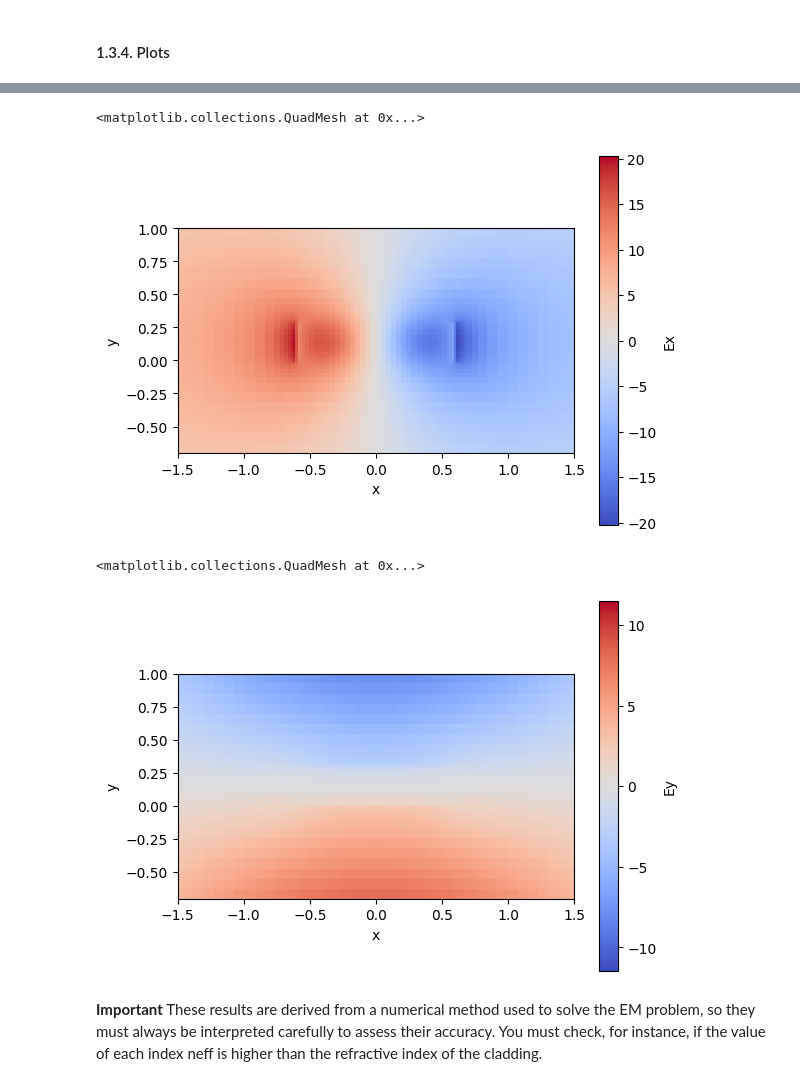
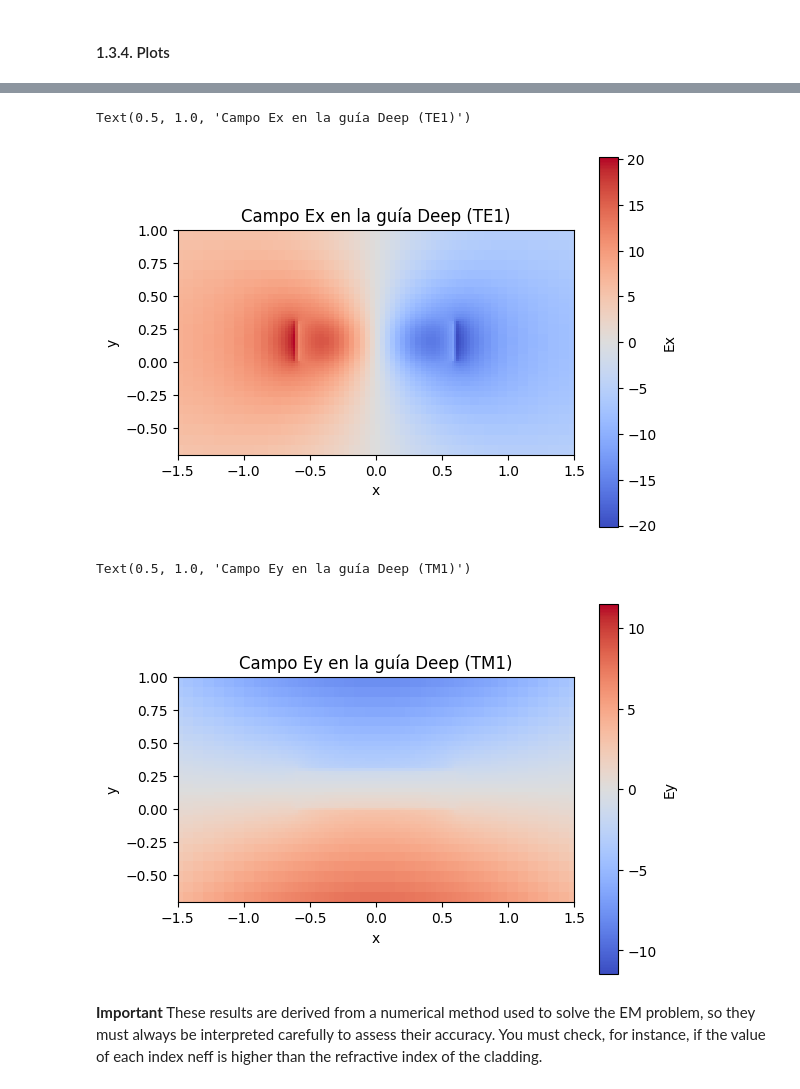
Before and after one commit to jllanoh/cifoin-lab1, a Jupyter notebook: WAVEGUIDES_Student.ipynb, the cells around one changed output, grey strips where cells are left out. Drawn from its saved outputs; the diff is of its cells as text; code cells hidden in the pictures.

```diff
--- a/WAVEGUIDES_Student.ipynb
+++ b/WAVEGUIDES_Student.ipynb
@@ -87,7 +87,7 @@ deep_waveguide = gt.modes.Waveguide(
     # Geometrical Parameters
     core_width=1.2, # Waveguide width
     core_thickness=300 * nm, # Waveguide height
-    slab_thickness=0 * nm, # For shallow waveguides - Set to 0 if its a deep-etched waveguide.
+    slab_thickness=150 * nm, # For shallow waveguides - Set to 0 if its a deep-etched waveguide.
     # Materials
     core_material='sin', #  Material of the waveguide
     clad_material='sio2', # Surrounding material
@@ -151,13 +152,14 @@ deep_waveguide.plot_field(mode_index=1 , # Mode to be plotted
 # %%
 deep_waveguide.plot_field(mode_index=2 , # Mode to be plotted
                           field_name='Ex', # Field to be plotted
                           value='real', # Real - abs - imag
                           cmap='coolwarm', # Suggestions: Change the plot color
                           xlim=(-1.5, 1.5), # Set the x and y limits
                           ylim=(-0.7, 1)) #
+plt.title('Campo Ex en la guía Deep (TE1)') # You might need this later :)
 # %% [output]
-<matplotlib.collections.QuadMesh at 0x...>
+Text(0.5, 1.0, 'Campo Ex en la guía Deep (TE1)')
-[figure, old version]
+[figure, new version]
 # %%
 deep_waveguide.plot_field(mode_index=3, # Mode to be plotted
                           field_name='Ey', # Field to be plotted
@@ -165,9 +167,10 @@ deep_waveguide.plot_field(mode_index=3, # Mode to be plotted
                           cmap='coolwarm', # Suggestions: Change the plot color
                           xlim=(-1.5, 1.5), # Set the x and y limits
                           ylim=(-0.7, 1)) #
+plt.title('Campo Ey en la guía Deep (TM1)') # You might need this later :)
 # %% [output]
-<matplotlib.collections.QuadMesh at 0x...>
+Text(0.5, 1.0, 'Campo Ey en la guía Deep (TM1)')
-[figure, old version]
+[figure, new version]
 # %% [markdown]
 **Important**
 These results are derived from a numerical method used to solve the EM problem, so they must always be interpreted carefully to assess their accuracy. You must check, for instance, if the value of each index neff is higher than the refractive index of the cladding.
```
Also changed, not shown: parts of 13 cells of this notebook, 1 other file.
